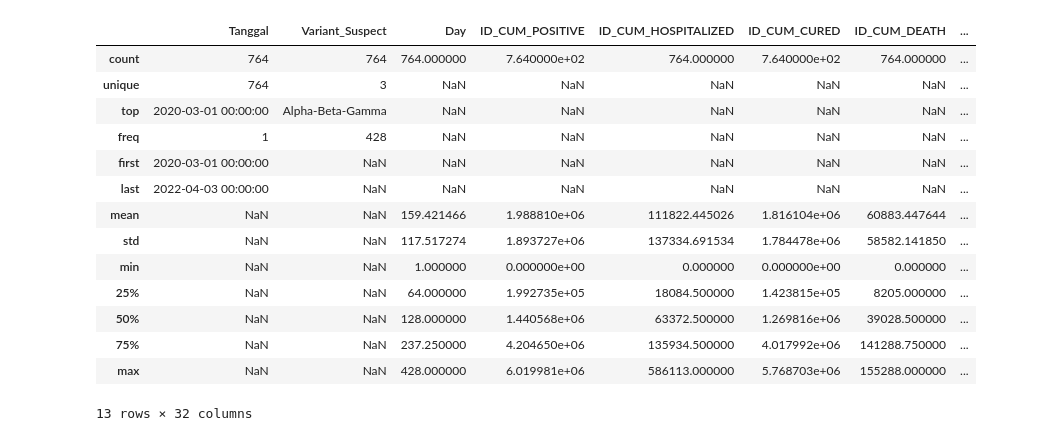
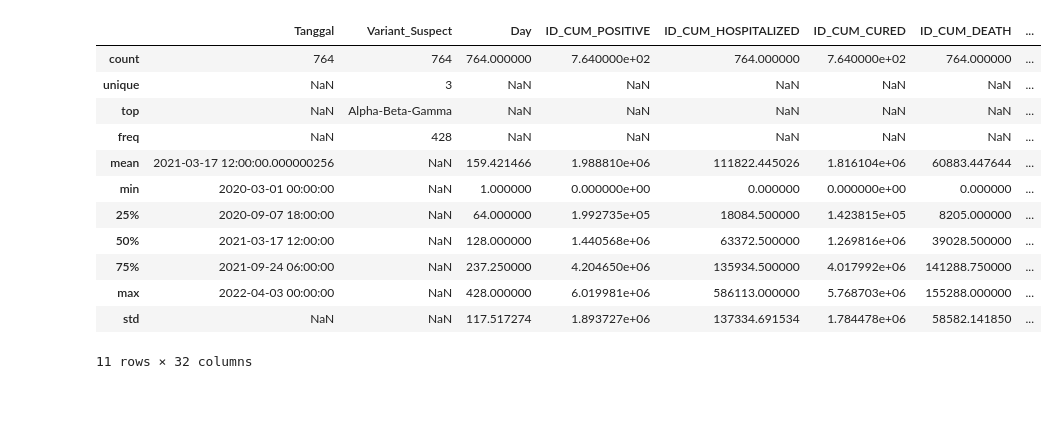
Before and after one commit to aasina/carpredict, a Jupyter notebook: covidJKTdatapresent.ipynb, the cells around one changed output. Drawn from its saved outputs; the diff is of its cells as text; code cells hidden in the pictures; blank space fills up the shorter version.

```diff
--- a/covidJKTdatapresent.ipynb
+++ b/covidJKTdatapresent.ipynb
@@ -20,21 +20,19 @@ datacovid.sample(5)
 5 rows × 32 columns
 # %%
-datacovid.describe(include="all")
+datacovid.describe(include="all", datetime_is_numeric=True)
 # %% [output]
 |  | Tanggal | Variant_Suspect | Day | ID_CUM_POSITIVE | ID_CUM_HOSPITALIZED | ID_CUM_CURED | ID_CUM_DEATH | ... |
 | count | 764 | 764 | 764.000000 | 7.640000e+02 | 764.000000 | 7.640000e+02 | 764.000000 | ... |
-| unique | 764 | 3 | NaN | NaN | NaN | NaN | NaN | ... |
-| top | 2020-03-01 00:00:00 | Alpha-Beta-Gamma | NaN | NaN | NaN | NaN | NaN | ... |
-| freq | 1 | 428 | NaN | NaN | NaN | NaN | NaN | ... |
-| first | 2020-03-01 00:00:00 | NaN | NaN | NaN | NaN | NaN | NaN | ... |
-| last | 2022-04-03 00:00:00 | NaN | NaN | NaN | NaN | NaN | NaN | ... |
-| mean | NaN | NaN | 159.421466 | 1.988810e+06 | 111822.445026 | 1.816104e+06 | 60883.447644 | ... |
+| unique | NaN | 3 | NaN | NaN | NaN | NaN | NaN | ... |
+| top | NaN | Alpha-Beta-Gamma | NaN | NaN | NaN | NaN | NaN | ... |
+| freq | NaN | 428 | NaN | NaN | NaN | NaN | NaN | ... |
+| mean | 2021-03-17 12:00:00.000000256 | NaN | 159.421466 | 1.988810e+06 | 111822.445026 | 1.816104e+06 | 60883.447644 | ... |
+| min | 2020-03-01 00:00:00 | NaN | 1.000000 | 0.000000e+00 | 0.000000 | 0.000000e+00 | 0.000000 | ... |
+| 25% | 2020-09-07 18:00:00 | NaN | 64.000000 | 1.992735e+05 | 18084.500000 | 1.423815e+05 | 8205.000000 | ... |
+| 50% | 2021-03-17 12:00:00 | NaN | 128.000000 | 1.440568e+06 | 63372.500000 | 1.269816e+06 | 39028.500000 | ... |
+| 75% | 2021-09-24 06:00:00 | NaN | 237.250000 | 4.204650e+06 | 135934.500000 | 4.017992e+06 | 141288.750000 | ... |
+| max | 2022-04-03 00:00:00 | NaN | 428.000000 | 6.019981e+06 | 586113.000000 | 5.768703e+06 | 155288.000000 | ... |
 | std | NaN | NaN | 117.517274 | 1.893727e+06 | 137334.691534 | 1.784478e+06 | 58582.141850 | ... |
-| min | NaN | NaN | 1.000000 | 0.000000e+00 | 0.000000 | 0.000000e+00 | 0.000000 | ... |
-| 25% | NaN | NaN | 64.000000 | 1.992735e+05 | 18084.500000 | 1.423815e+05 | 8205.000000 | ... |
-| 50% | NaN | NaN | 128.000000 | 1.440568e+06 | 63372.500000 | 1.269816e+06 | 39028.500000 | ... |
-| 75% | NaN | NaN | 237.250000 | 4.204650e+06 | 135934.500000 | 4.017992e+06 | 141288.750000 | ... |
-| max | NaN | NaN | 428.000000 | 6.019981e+06 | 586113.000000 | 5.768703e+06 | 155288.000000 | ... |
-13 rows × 32 columns
+11 rows × 32 columns
 # %%
 sns.boxplot(x="Variant_Suspect", y="JKT_DAILY_DEATH", data=datacovid)
```
Also changed, not shown: parts of 3 cells of this notebook.
